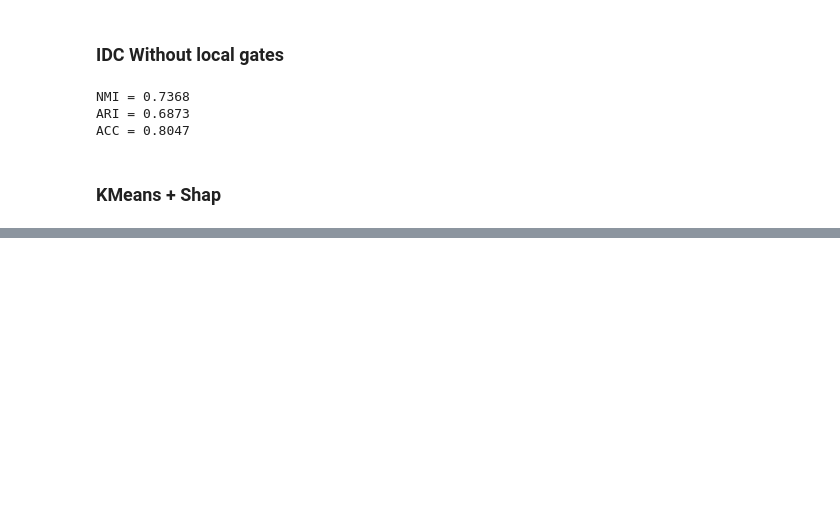
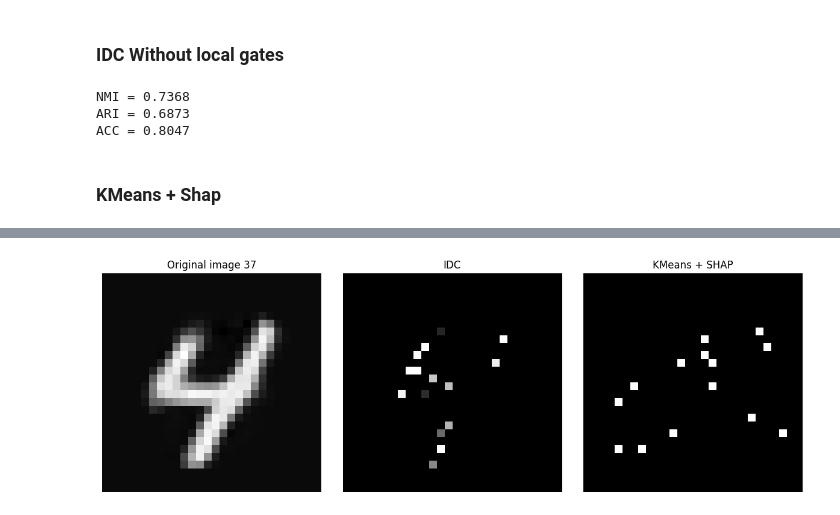
Before and after one commit to AmineYK/Interpretable-Deep-Clustering, a Jupyter notebook: experiments/metrics_calculator.ipynb, the cells around one changed output, grey strips where cells are left out. Saved outputs shown, nothing was run; the diff lists cells and outputs as text; code cells hidden in the pictures; blank space fills up the shorter version.

```diff
--- a/experiments/metrics_calculator.ipynb
+++ b/experiments/metrics_calculator.ipynb
@@ -251,0 +288,33 @@ plt.show()
+# %%
+µidx = 37
+
+fig, axs = plt.subplots(1, 3, figsize=(15, 10))
+plt.subplots_adjust(wspace=0.1) # Ajuste l'espacement entre les sous-figures
+
+with torch.no_grad():
+    X = mnist_X_subset.to(device)
+    X_Z, z, _ = idc_mnist.gnn(X)
+    X_z_hat = idc_mnist.ae(X_Z)
+    X_hat = idc_mnist.ae(X)
+
+    # Image originale
+    axs[0].imshow(X_hat[idx].cpu().view(28, 28), cmap='gray')
+    axs[0].set_title(f"Original image {idx}")
+    axs[0].axis('off')
+
+    # Image après IDC
+    axs[1].imshow(X_Z[idx].cpu().view(28, 28), cmap='gray')
+    axs[1].set_title("IDC")
+    axs[1].axis('off')
+
+    # Image après KMeans + SHAP
+    z_idx = shap_values_work[idx]
+    axs[2].imshow(z_idx.reshape(28, 28), cmap="gray")
+    axs[2].set_title("KMeans + SHAP")
+    axs[2].axis('off')
+
+# Enregistrer la figure en PDF
+plt.savefig(f"figure_{idx}.pdf", bbox_inches='tight') # bbox_inches='tight' pour minimiser l'espace blanc autour de la figure
+plt.show()
+# %% [output]
+[figure, added]
```
Also changed, not shown: parts of 20 cells of this notebook.
